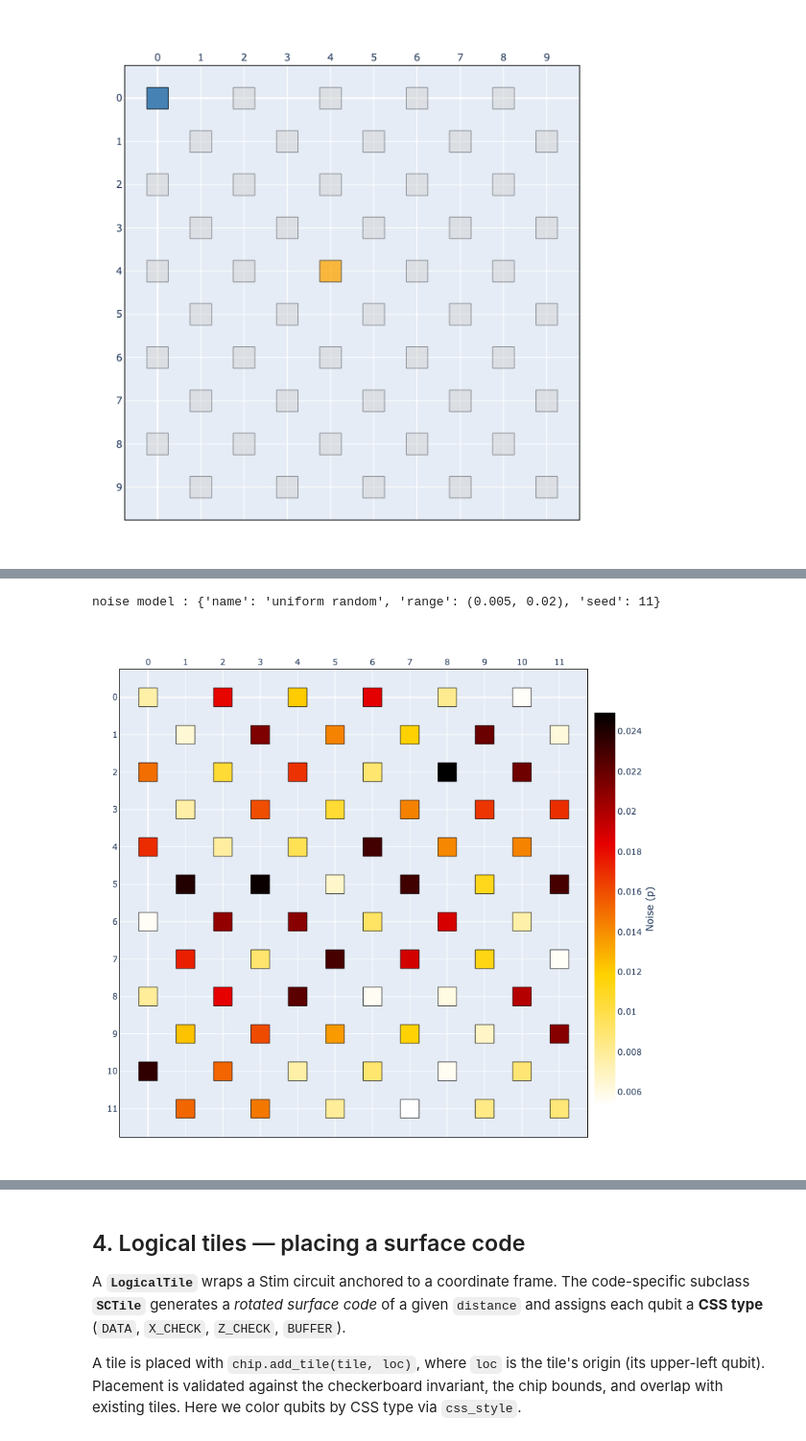
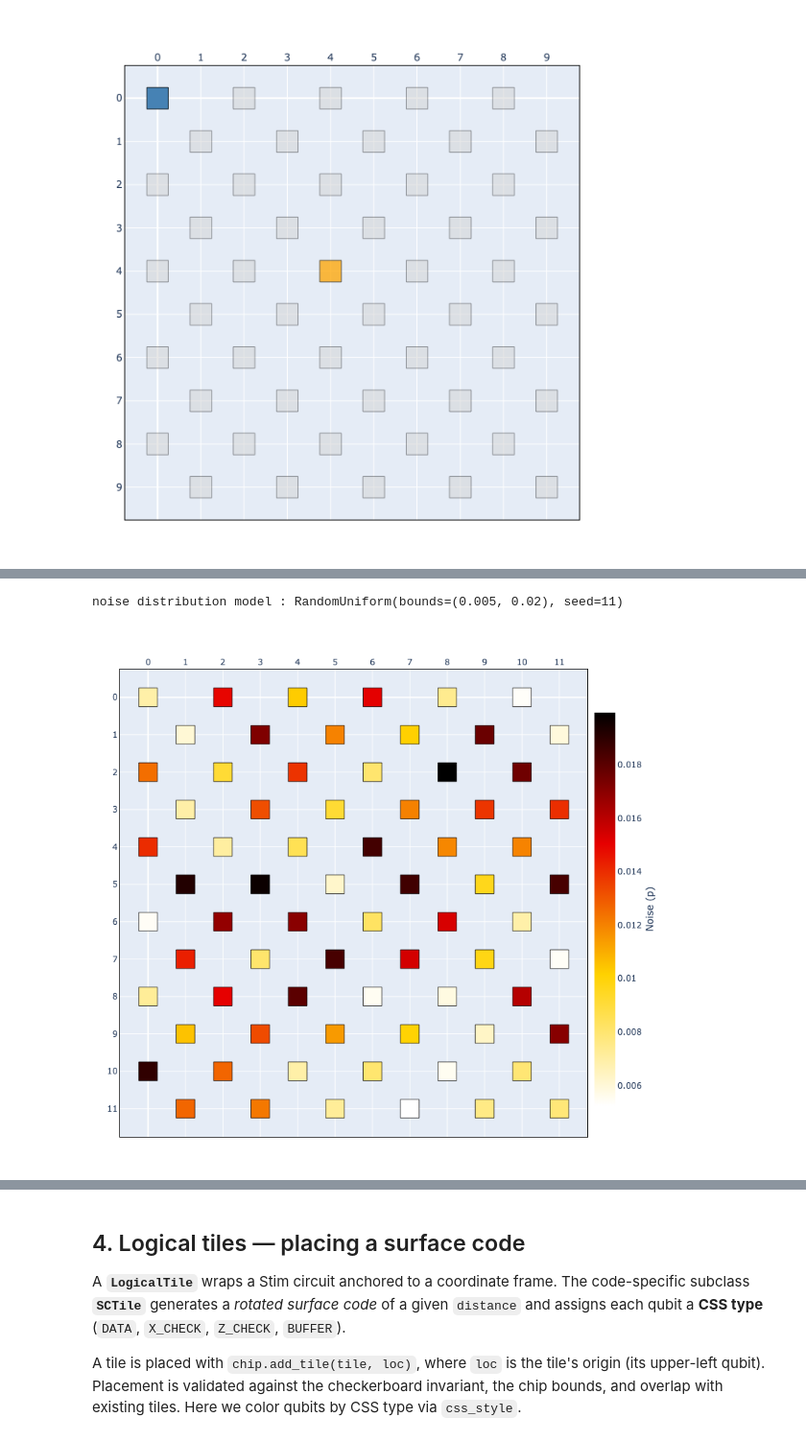
Before and after one commit to JacobSPalmer/qSNOW, a Jupyter notebook: demo/demo.ipynb, the cells around one changed output, grey strips where cells are left out. Shown at 96% size. Drawn from its saved outputs; the diff is of its cells as text; code cells hidden in the pictures.

```diff
--- a/demo/demo.ipynb
+++ b/demo/demo.ipynb
@@ -172,12 +191,12 @@ p at (2, 2) : 0.01278
 # %%
 # (b) Uniform-random field over an explicit interval.
 chip_rand = Chip(6, 6)
-chip_rand.generate_random_noise(range=(0.005, 0.020), seed=11)
-print("noise model :", chip_rand.summary()["noise_model"])
+chip_rand.generate_noise(RandomUniform(bounds=(0.005, 0.020), seed=11))
+print("noise distribution model :", chip_rand.spec.noise_model)
 chip_rand.show(style=noise_heatmap_style(chip_rand))
 # %% [output]
-noise model : {'name': 'uniform random', 'range': (0.005, 0.02), 'seed': 11}
+noise distribution model : RandomUniform(bounds=(0.005, 0.02), seed=11)
-[figure, old version]
+[figure, new version]
 # %% [markdown]
 ### Spatially correlated noise
 
```
Also changed, not shown: parts of 22 cells of this notebook, 27 other files.
